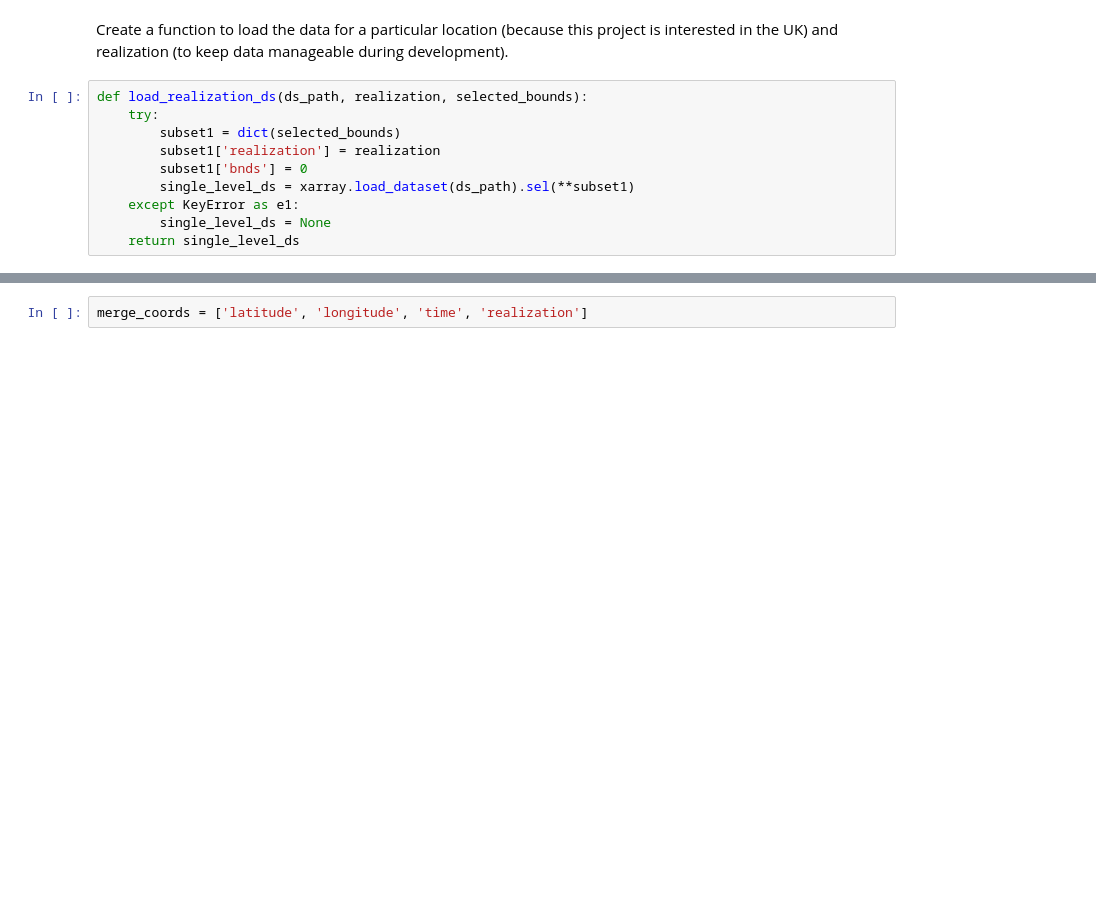
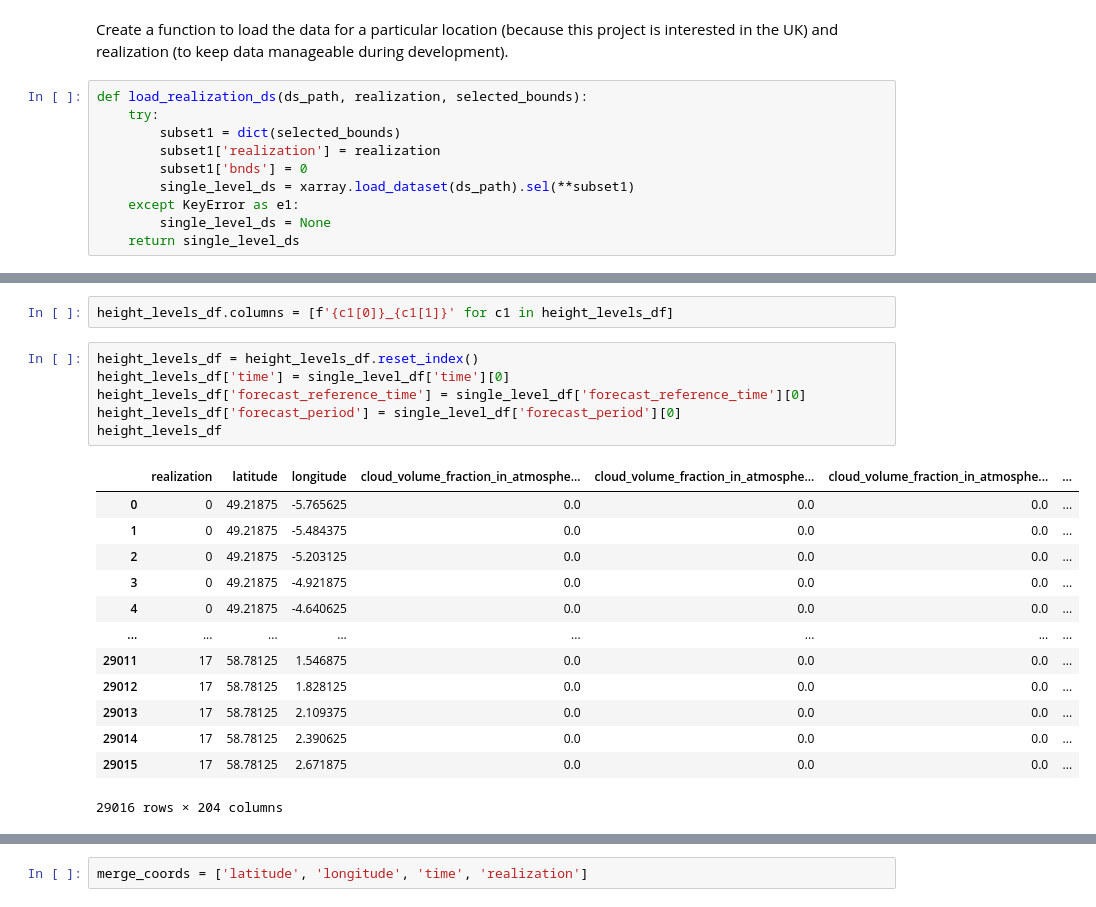
Before and after one commit to informatics-lab/precip_rediagnosis, a Jupyter notebook: data_prep/transform_and_preprocess_spice.ipynb, the cells around one changed output, grey strips where cells are left out. Drawn from its saved outputs; the diff is of its cells as text; blank space fills up the shorter version.

```diff
--- a/data_prep/transform_and_preprocess_spice.ipynb
+++ b/data_prep/transform_and_preprocess_spice.ipynb
@@ -236,0 +353,22 @@ print('\n'.join([f'{h1:.2f}m' for h1 in heights]))
+# %%
+height_levels_df.columns = [f'{c1[0]}_{c1[1]}' for c1 in height_levels_df]
+# %%
+height_levels_df = height_levels_df.reset_index()
+height_levels_df['time'] = single_level_df['time'][0]
+height_levels_df['forecast_reference_time'] = single_level_df['forecast_reference_time'][0]
+height_levels_df['forecast_period'] = single_level_df['forecast_period'][0]
+height_levels_df
+# %% [output]
+|  | realization | latitude | longitude | cloud_volume_fraction_in_atmosphe... | cloud_volume_fraction_in_atmosphe... | cloud_volume_fraction_in_atmosphe... | ... |
+| 0 | 0 | 49.21875 | -5.765625 | 0.0 | 0.0 | 0.0 | ... |
+| 1 | 0 | 49.21875 | -5.484375 | 0.0 | 0.0 | 0.0 | ... |
+| 2 | 0 | 49.21875 | -5.203125 | 0.0 | 0.0 | 0.0 | ... |
+| 3 | 0 | 49.21875 | -4.921875 | 0.0 | 0.0 | 0.0 | ... |
+| 4 | 0 | 49.21875 | -4.640625 | 0.0 | 0.0 | 0.0 | ... |
+| ... | ... | ... | ... | ... | ... | ... | ... |
+| 29011 | 17 | 58.78125 | 1.546875 | 0.0 | 0.0 | 0.0 | ... |
+| 29012 | 17 | 58.78125 | 1.828125 | 0.0 | 0.0 | 0.0 | ... |
+| 29013 | 17 | 58.78125 | 2.109375 | 0.0 | 0.0 | 0.0 | ... |
+| 29014 | 17 | 58.78125 | 2.390625 | 0.0 | 0.0 | 0.0 | ... |
+| 29015 | 17 | 58.78125 | 2.671875 | 0.0 | 0.0 | 0.0 | ... |
+29016 rows × 204 columns
```
Also changed, not shown: parts of 101 cells of this notebook.
